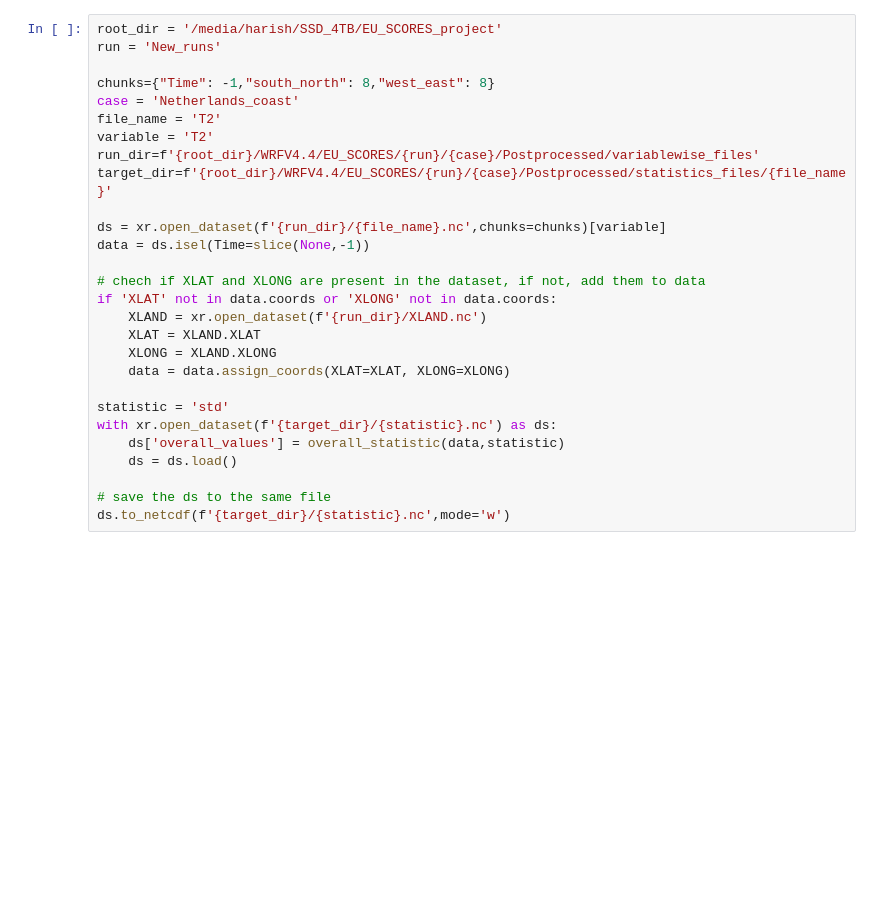
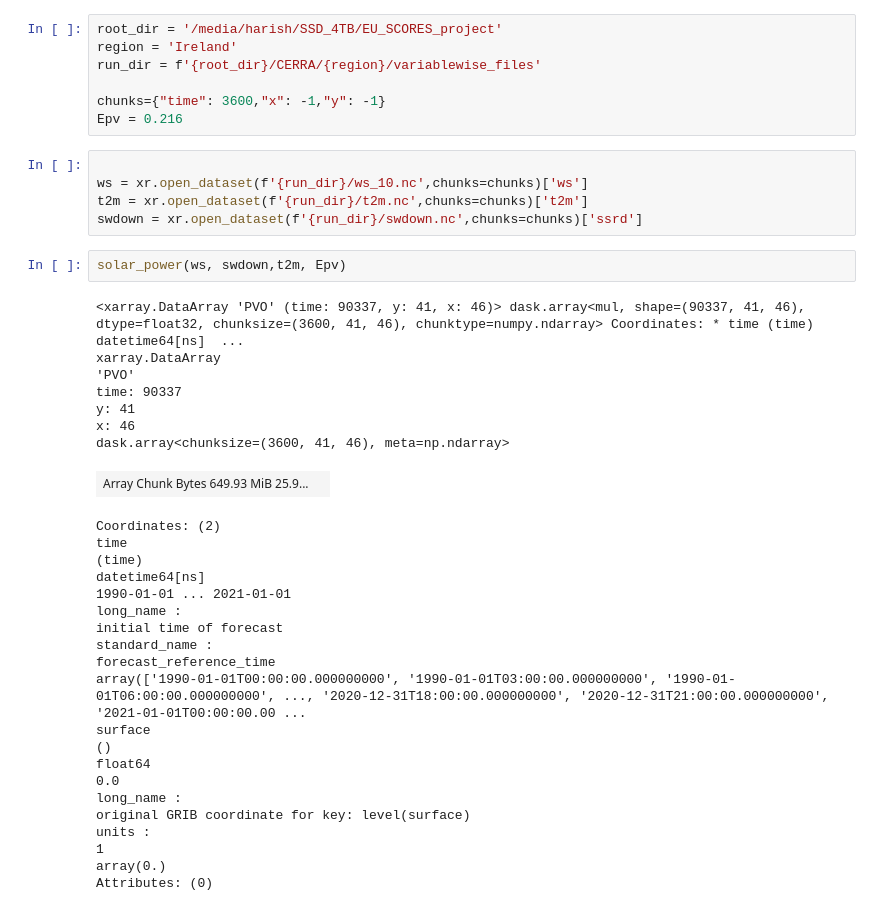
Before and after one commit to HarishBaki/EU_SCORES_project, a Jupyter notebook: scripts/data_processing/testing.ipynb, the cells around one changed output. Saved outputs shown, nothing was run; the diff lists cells and outputs as text; blank space fills up the shorter version.

Commit message:
Fix file paths and variable names in data processing scripts

```diff
--- a/scripts/data_processing/testing.ipynb
+++ b/scripts/data_processing/testing.ipynb
@@ -141,28 +16,43 @@ XLONG XLAT XTIME
-# %%
-root_dir = '/media/harish/SSD_4TB/EU_SCORES_project'
-run = 'New_runs'
-
-chunks={"Time": -1,"south_north": 8,"west_east": 8}
-case = 'Netherlands_coast'
-file_name = 'T2'
-variable = 'T2'
-run_dir=f'{root_dir}/WRFV4.4/EU_SCORES/{run}/{case}/Postprocessed/variablewise_files'
-target_dir=f'{root_dir}/WRFV4.4/EU_SCORES/{run}/{case}/Postprocessed/statistics_files/{file_name}'
-
-ds = xr.open_dataset(f'{run_dir}/{file_name}.nc',chunks=chunks)[variable]
-data = ds.isel(Time=slice(None,-1))
-
-# chech if XLAT and XLONG are present in the dataset, if not, add them to data
-if 'XLAT' not in data.coords or 'XLONG' not in data.coords:
-    XLAND = xr.open_dataset(f'{run_dir}/XLAND.nc')
-    XLAT = XLAND.XLAT
-    XLONG = XLAND.XLONG
-    data = data.assign_coords(XLAT=XLAT, XLONG=XLONG)
-
-statistic = 'std'
-with xr.open_dataset(f'{target_dir}/{statistic}.nc') as ds:
-    ds['overall_values'] = overall_statistic(data,statistic)
-    ds = ds.load()
-
-# save the ds to the same file
-ds.to_netcdf(f'{target_dir}/{statistic}.nc',mode='w')
+# %%
+root_dir = '/media/harish/SSD_4TB/EU_SCORES_project'
+region = 'Ireland'
+run_dir = f'{root_dir}/CERRA/{region}/variablewise_files'
+
+chunks={"time": 3600,"x": -1,"y": -1}
+Epv = 0.216
+# %%
+
+ws = xr.open_dataset(f'{run_dir}/ws_10.nc',chunks=chunks)['ws']
+t2m = xr.open_dataset(f'{run_dir}/t2m.nc',chunks=chunks)['t2m']
+swdown = xr.open_dataset(f'{run_dir}/swdown.nc',chunks=chunks)['ssrd']
+# %%
+solar_power(ws, swdown,t2m, Epv)
+# %% [output]
+<xarray.DataArray 'PVO' (time: 90337, y: 41, x: 46)> dask.array<mul, shape=(90337, 41, 46), dtype=float32, chunksize=(3600, 41, 46), chunktype=numpy.ndarray> Coordinates: * time (time) datetime64[ns]  ...
+xarray.DataArray
+'PVO'
+time: 90337
+y: 41
+x: 46
+dask.array<chunksize=(3600, 41, 46), meta=np.ndarray>
+| Array Chunk Bytes 649.93 MiB 25.9... |  |
+Coordinates: (2)
+time
+(time)
+datetime64[ns]
+1990-01-01 ... 2021-01-01
+long_name :
+initial time of forecast
+standard_name :
+forecast_reference_time
+array(['1990-01-01T00:00:00.000000000', '1990-01-01T03:00:00.000000000', '1990-01-01T06:00:00.000000000', ..., '2020-12-31T18:00:00.000000000', '2020-12-31T21:00:00.000000000', '2021-01-01T00:00:00.00 ...
+surface
+()
+float64
+0.0
+long_name :
+original GRIB coordinate for key: level(surface)
+units :
+1
+array(0.)
+Attributes: (0)
```
Also changed, not shown: parts of 8 cells of this notebook, 16 other files.
